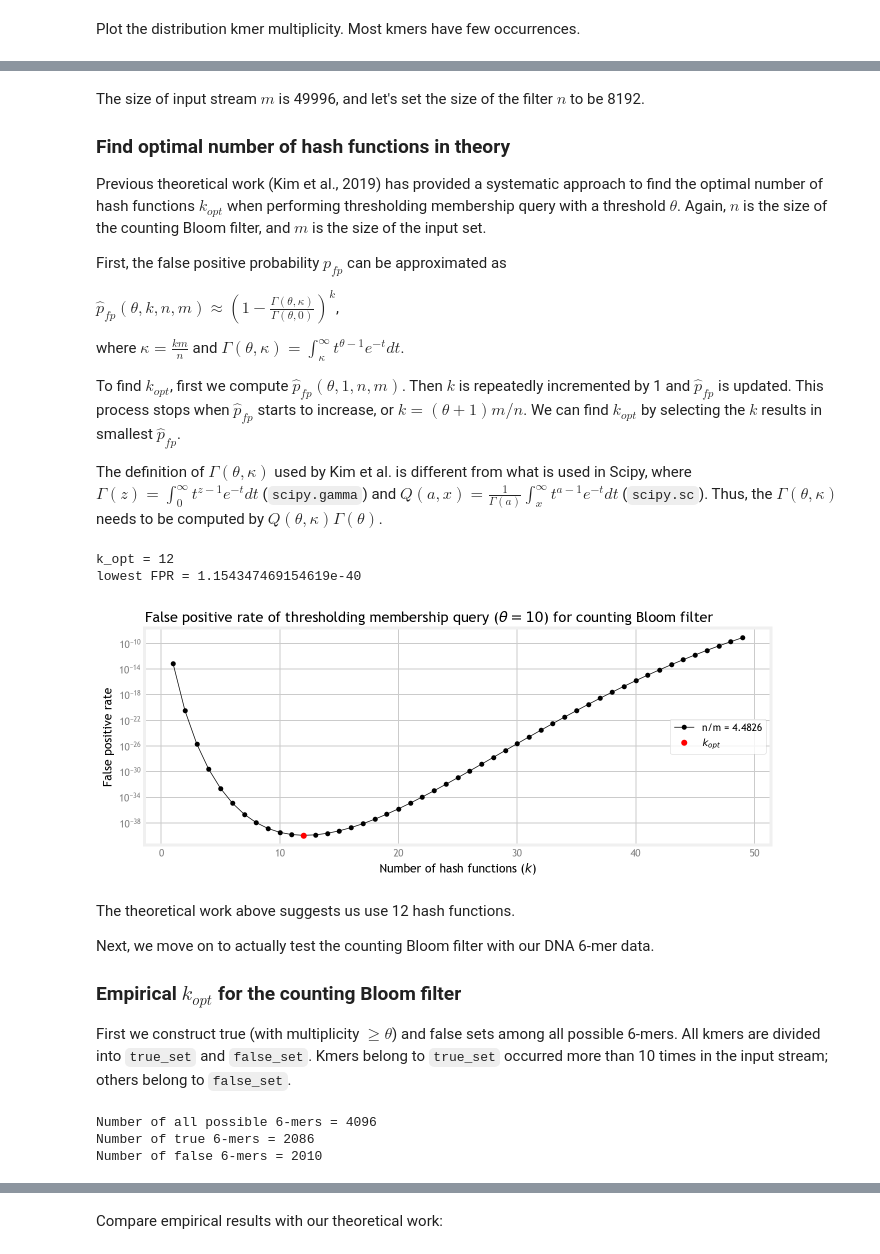
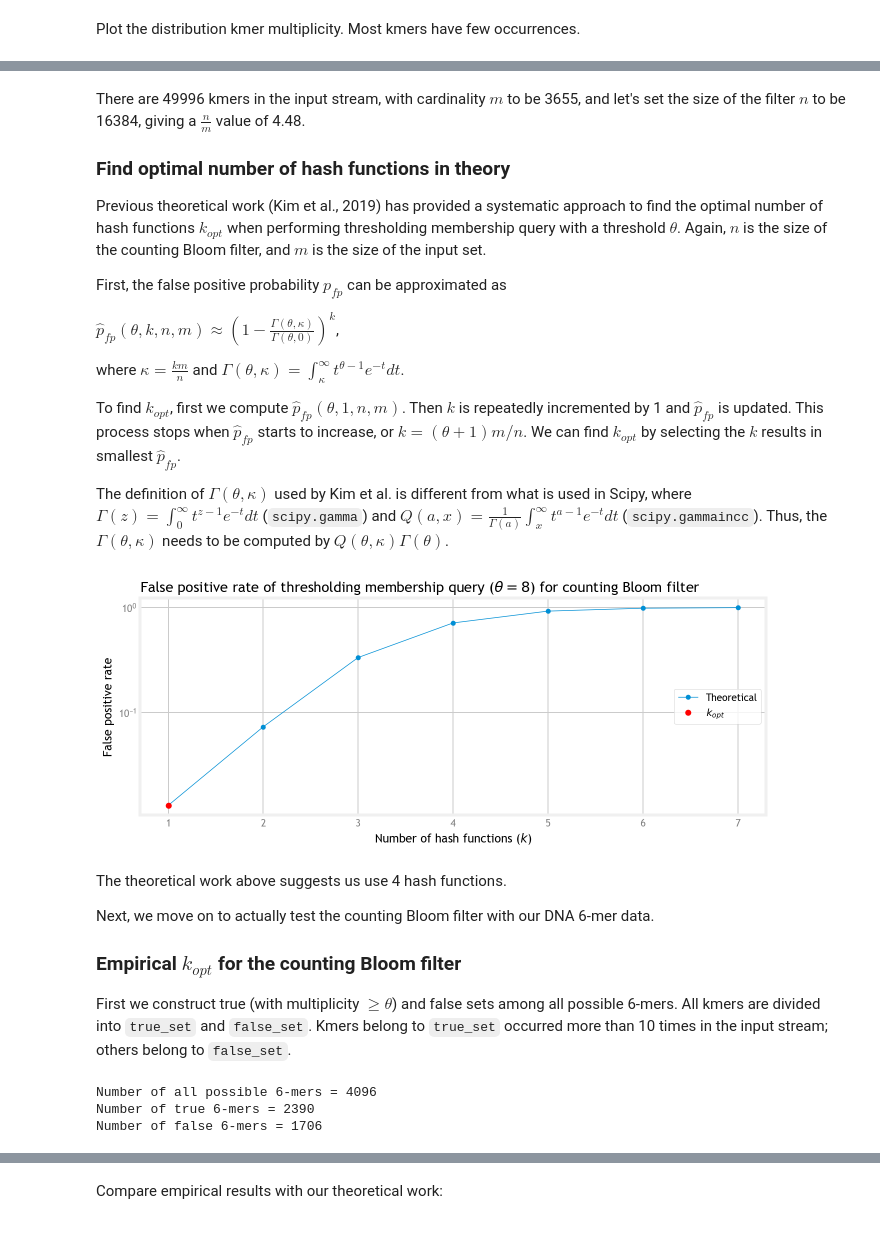
Before and after one commit to milkschen/approx_counting_bloom_filter, a Jupyter notebook: approx_cbf.ipynb, the cells around one changed output, grey strips where cells are left out. Drawn from its saved outputs; the diff is of its cells as text; code cells hidden in the pictures.

Commit message:
added limited max_size exp

```diff
--- a/approx_cbf.ipynb
+++ b/approx_cbf.ipynb
@@ -298,5 +328,5 @@ plt.show()
 # %% [markdown]
-The size of input stream $m$ is 49996, and let's set the size of the filter $n$ to be 8192.
+There are 49996 kmers in the input stream, with cardinality $m$ to be 3655, and let's set the size of the filter $n$ to be 16384, giving a $\frac{n}{m}$ value of 4.48.
 
 ### Find optimal number of hash functions in theory
 
@@ -314,57 +344,37 @@ Then $k$ is repeatedly incremented by 1 and $\hat{p}_{fp}$ is updated.
 This process stops when $\hat{p}_{fp}$ starts to increase, or $k = (\theta + 1) m / n$.
 We can find $k_{opt}$ by selecting the $k$ results in smallest $\hat{p}_{fp}$.
 
-The definition of $\Gamma(\theta, \kappa)$ used by Kim et al. is different from what is used in Scipy, where $\Gamma(z) = \int_0^\infty t^{z - 1}e^{-t}dt$ (`scipy.gamma`) and $Q(a, x) = \frac{1}{\Gamma(a)} \int_x^\infty t^{a - 1}e^{-t}dt$ (`scipy.sc`).
+The definition of $\Gamma(\theta, \kappa)$ used by Kim et al. is different from what is used in Scipy, where $\Gamma(z) = \int_0^\infty t^{z - 1}e^{-t}dt$ (`scipy.gamma`) and $Q(a, x) = \frac{1}{\Gamma(a)} \int_x^\infty t^{a - 1}e^{-t}dt$ (`scipy.gammaincc`).
 Thus, the $\Gamma(\theta, \kappa)$ needs to be computed by $Q(\theta, \kappa) \Gamma(\theta)$.
 # %%
 from scipy.special import gamma, gammaincc
 
-theta = 10
-size_filter = 16384
-size_input = len(set_kmer)
+theta = 8
+size_input = len(list_kmer)#len(set_kmer)
+size_filter = 16384 #65536 #32768
 
 # There may be a typo in Kim et al.'s paper, need to check further
-# k_upper_limit = math.ceil((theta + 1) * m / size_filter)
+# k_upper_limit = math.ceil((theta + 1) * size_input / size_filter)
 k_upper_limit = math.ceil((theta + 1) * size_filter / size_input)
 
-# For plotting
 list_k = []
-list_p = []
+list_fp_thry = []
 
-for k in range(1, k_upper_limit):
+for k in range(1, theta):
+# for k in range(1, k_upper_limit):
     kappa = k * size_input / size_filter
     gamma_k = gammaincc(theta, kappa) * gamma(theta)
     gamma_0 = gamma(theta)
     p_fp_new = (1 - (gamma_k / gamma_0)) ** k
 
     list_k.append(k)
-    list_p.append(p_fp_new)
-
-    # Comment to plot a complete graph
-#     if p_fp_new > p_fp:
-#         break
-#     else:
-#         p_fp = p_fp_new
-
-k_opt = list_k[list_p.index(min(list_p))]
-print (f'k_opt = {k_opt}')
-print (f'lowest FPR = {list_p[k_opt-1]}')
-
-fig, ax = plt.subplots(figsize=(10,4))
-ax.set_title(r'False positive rate of thresholding membership query ($\theta = $' + f'${theta}$) for counting Bloom filter', loc = 'left')
-ax.set_xlabel(f'Number of hash functions ($k$)')
-ax.set_ylabel('False positive rate')
-ax.set_yscale("log", nonposy='clip')
-plt.plot(list_k, list_p, 'ko-', lw = 0.7, markersize = 4, label = f'n/m = {size_filter / size_input:.4f}')
-plt.plot(k_opt, list_p[k_opt-1], 'ro', markersize=5, label = r'$k_{opt}$')
-ax.legend(loc = 'right')
-plt.show()
+    list_fp_thry.append(p_fp_new)
-# %% [output]
-k_opt = 12
-lowest FPR = 1.154347469154619e-40
-[figure, removed]
+# %%
+plot_lineplot(x = list_k, list_y = [list_fp_thry], list_label = ['Theoretical'], theta = theta, opt = True)
+# %% [output]
+[figure, added]
 # %% [markdown]
-The theoretical work above suggests us use 12 hash functions.
+The theoretical work above suggests us use 4 hash functions.
 
 Next, we move on to actually test the counting Bloom filter with our DNA 6-mer data.
 
@@ -390,7 +400,7 @@ print (f'Number of true {size_kmer}-mers = {len(true_set)}')
 print (f'Number of false {size_kmer}-mers = {len(false_set)}')
 # %% [output]
 Number of all possible 6-mers = 4096
-Number of true 6-mers = 2086
-Number of false 6-mers = 2010
+Number of true 6-mers = 2390
+Number of false 6-mers = 1706
 # %% [markdown]
 Then we scan through all valid number of hash functions to find the best parameter that gives lowest false positive rate.
```
Also changed, not shown: parts of 25 cells of this notebook.
